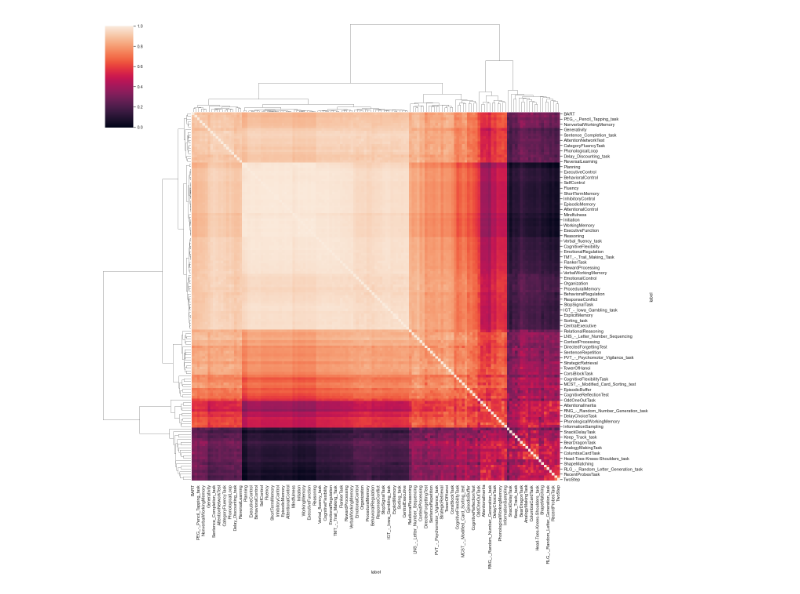
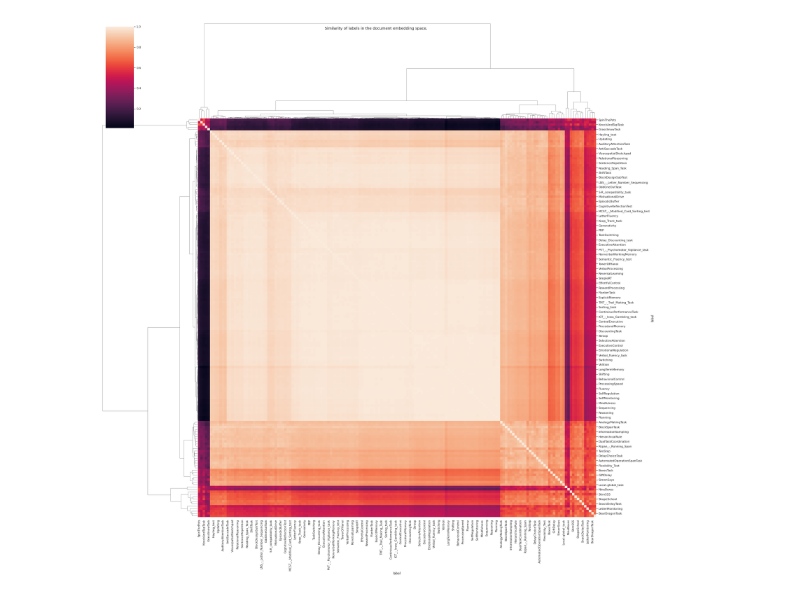
Before and after one commit to morteza/CogText, a Jupyter notebook: notebooks/4-2 AverageDoc Embeddings.ipynb, the cells around one changed output. Cells and saved outputs as stored; diff of their text form; code cells hidden in the pictures.

```diff
--- a/notebooks/4-2 AverageDoc Embeddings.ipynb
+++ b/notebooks/4-2 AverageDoc Embeddings.ipynb
@@ -10,10 +10,11 @@ import seaborn as sns; sns.set_theme()  # noqa
 from umap import UMAP
 from python.cogtext.pubmed.preprocessing import PubMedPreprocessor
 # %%
-# Data and parameters
+# Load and sample the data
 PUBMED = pd.read_csv('data/pubmed/abstracts.csv.gz').dropna(subset=['abstract']).reset_index()
-PUBMED = PUBMED.sample(frac=0.5, weights='subcategory', random_state=0)
 
-PUBMED = PUBMED.pipe(PubMedPreprocessor.select_relevant_journals)
-PUBMED = PUBMED.pipe(PubMedPreprocessor.remove_short_abstracts)
+# Uncomment to use only 10% of the data
+# PUBMED = PUBMED.sample(frac=0.1, random_state=42)
+
+print(f'Dataset contains {len(PUBMED)} abstracts...')
 # %% [output]
@@ -51,8 +68,10 @@ OMP: Info #271: omp_set_nested routine deprecated, please use omp_set_max_active
 # %%
 from sklearn.metrics.pairwise import cosine_similarity
 embeddings_sim = cosine_similarity(embeddings)
 embeddings_sim = pd.DataFrame(embeddings_sim, index=embeddings.index, columns=embeddings.index)
-sns.clustermap(embeddings_sim, figsize=(20,20))
+sns.clustermap(embeddings_sim, figsize=(30,30))
+
+plt.suptitle('Similarity of labels in the document embedding space.')
 plt.show()
 # %% [output]
-[figure, old version]
+[figure, new version]
```
Also changed, not shown: parts of 4 cells of this notebook, 2 other files.
